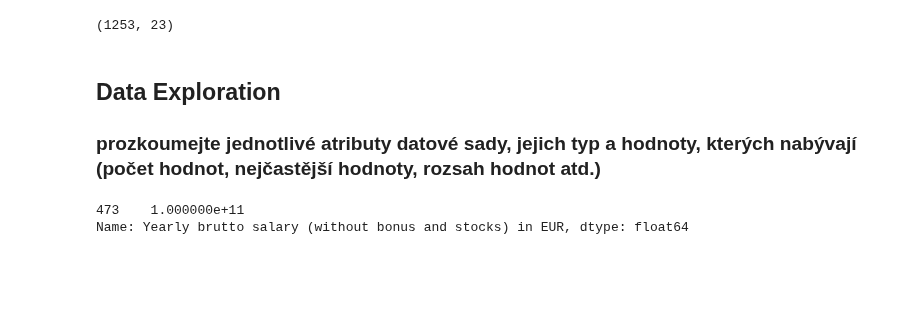
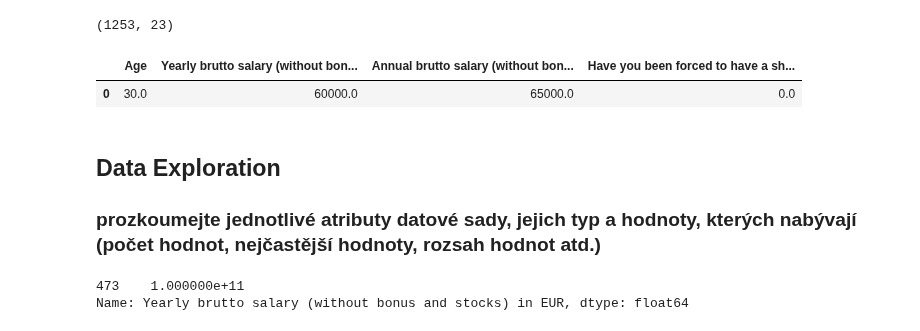
Before and after one commit to MatejMistik/upa-p2-data-analysis, a Jupyter notebook: main.ipynb, the cells around one changed output. Saved outputs shown, nothing was run; the diff lists cells and outputs as text; code cells hidden in the pictures; blank space fills up the shorter version.

```diff
--- a/main.ipynb
+++ b/main.ipynb
@@ -64,6 +66,11 @@ object
 df.shape
 # %% [output]
 (1253, 23)
+# %%
+df.mode(numeric_only=True)
+# %% [output]
+|  | Age | Yearly brutto salary (without bon... | Annual brutto salary (without bon... | Have you been forced to have a sh... |
+| 0 | 30.0 | 60000.0 | 65000.0 | 0.0 |
 # %% [markdown]
 ## Data Exploration
 
```
Also changed, not shown: parts of 6 cells of this notebook.
